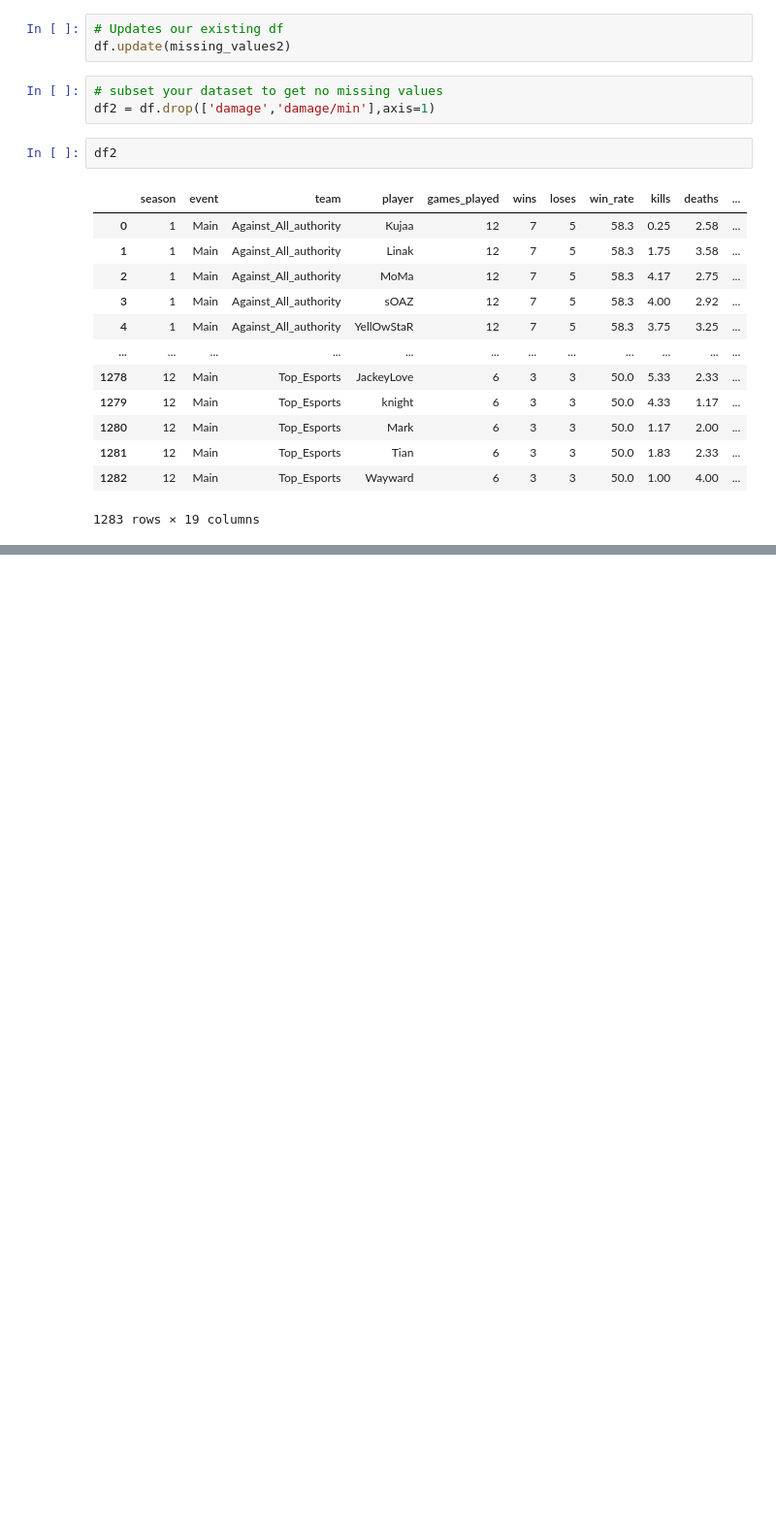
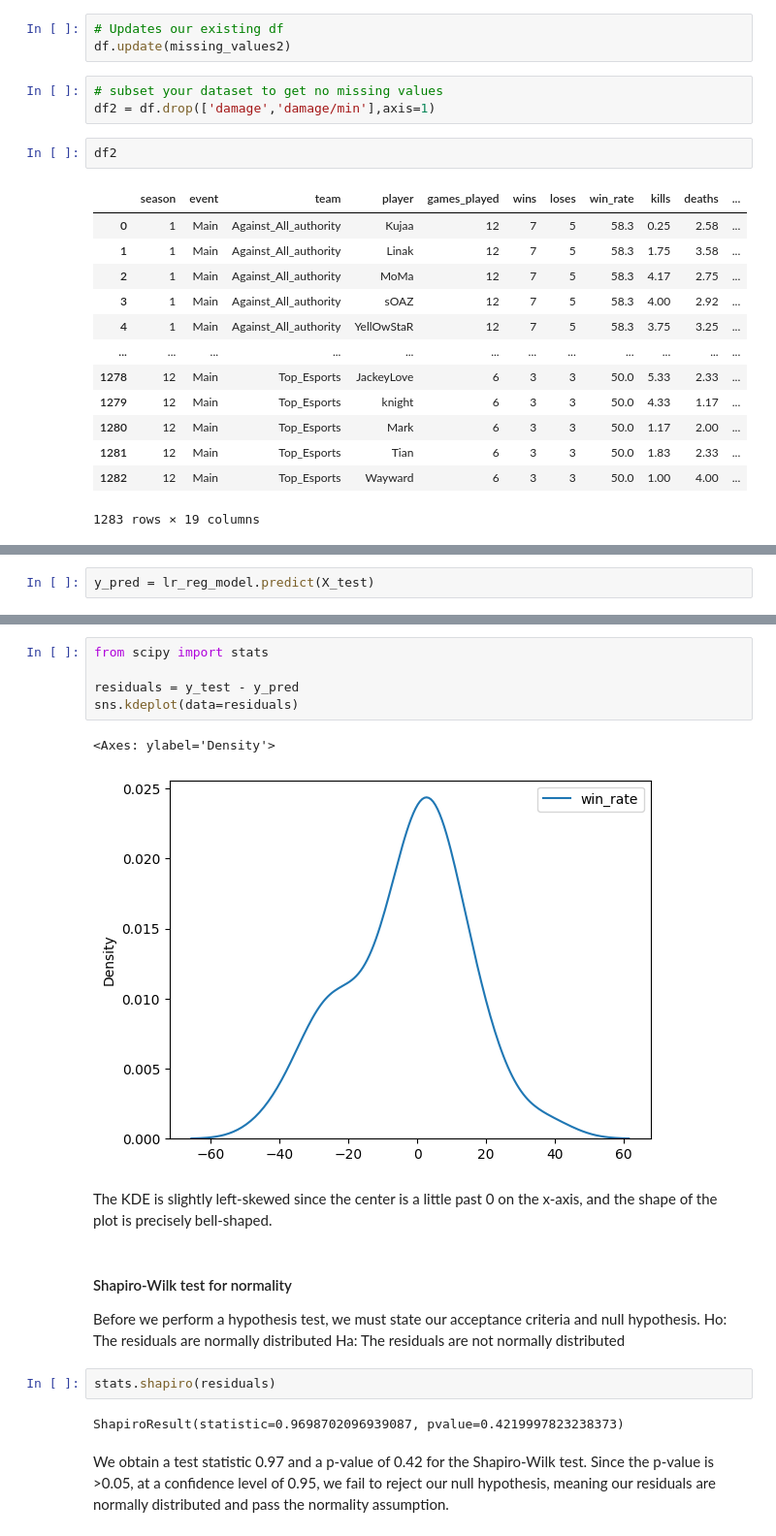
Before and after one commit to Ly-Mark/FrameWise, a Jupyter notebook: notebooks/Supervised Algorithms/LeagueLinearReg.ipynb, the cells around one changed output, grey strips where cells are left out. Shown at 97% size. Drawn from its saved outputs; the diff is of its cells as text; blank space fills up the shorter version.

```diff
--- a/notebooks/Supervised Algorithms/LeagueLinearReg.ipynb
+++ b/notebooks/Supervised Algorithms/LeagueLinearReg.ipynb
@@ -67,0 +234,2 @@ df2
+# %%
+y_pred = lr_reg_model.predict(X_test)
@@ -67,0 +684,21 @@ df2
+# %%
+from scipy import stats
+
+residuals = y_test - y_pred
+sns.kdeplot(data=residuals)
+# %% [output]
+<Axes: ylabel='Density'>
+[figure, added]
+# %% [markdown]
+The KDE is slightly left-skewed since the center is a little past 0 on the x-axis, and the shape of the plot is precisely bell-shaped.
+# %% [markdown]
+#### Shapiro-Wilk test for normality
+Before we perform a hypothesis test, we must state our acceptance criteria and null hypothesis.
+Ho: The residuals are normally distributed
+Ha: The residuals are not normally distributed
+# %%
+stats.shapiro(residuals)
+# %% [output]
+ShapiroResult(statistic=0.9698702096939087, pvalue=0.4219997823238373)
+# %% [markdown]
+We obtain a test statistic 0.97 and a p-value of 0.42 for the Shapiro-Wilk test. Since the p-value is >0.05, at a confidence level of 0.95, we fail to reject our null hypothesis, meaning our residuals are normally distributed and pass the normality assumption.
```
Also changed, not shown: parts of 34 cells of this notebook, 12 other files.
